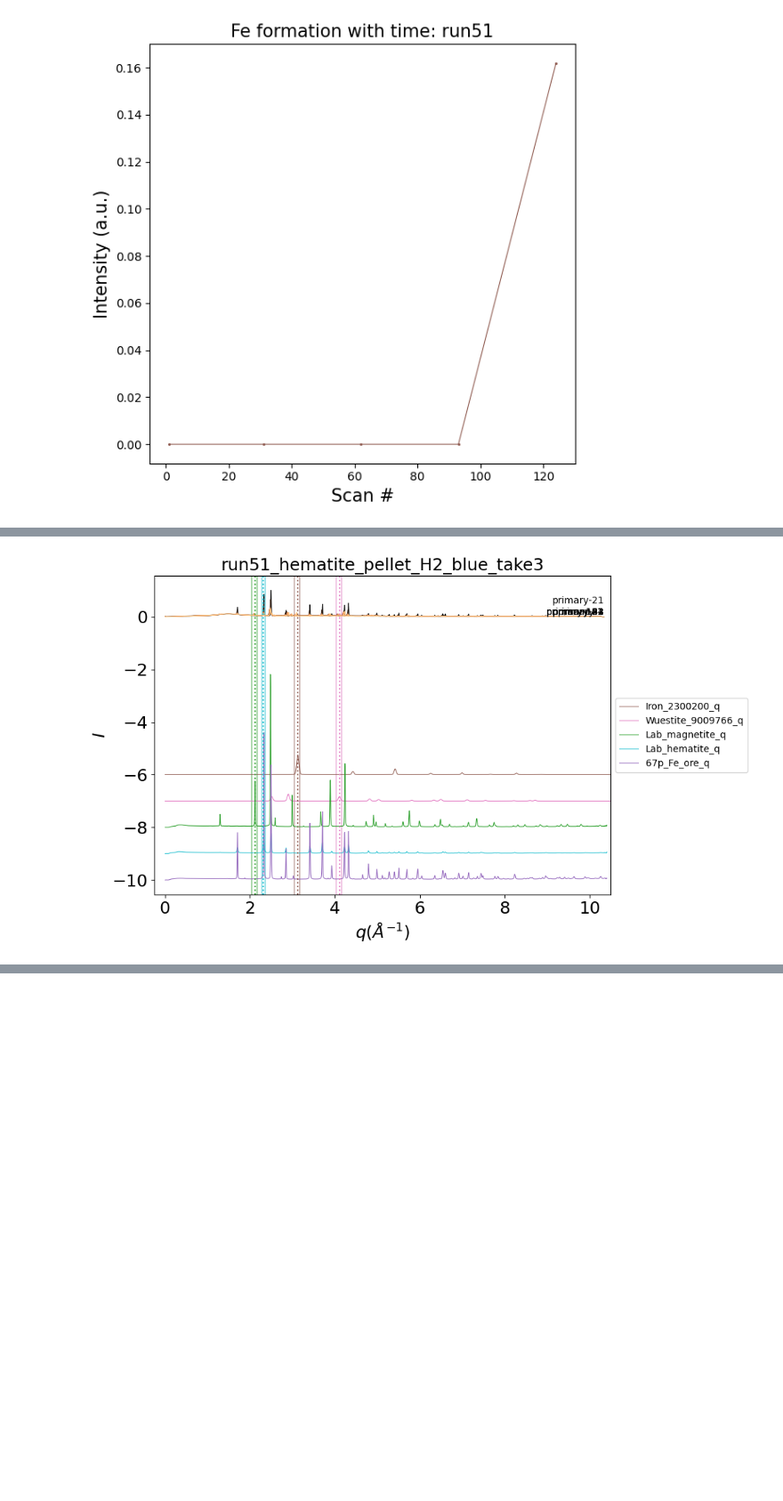
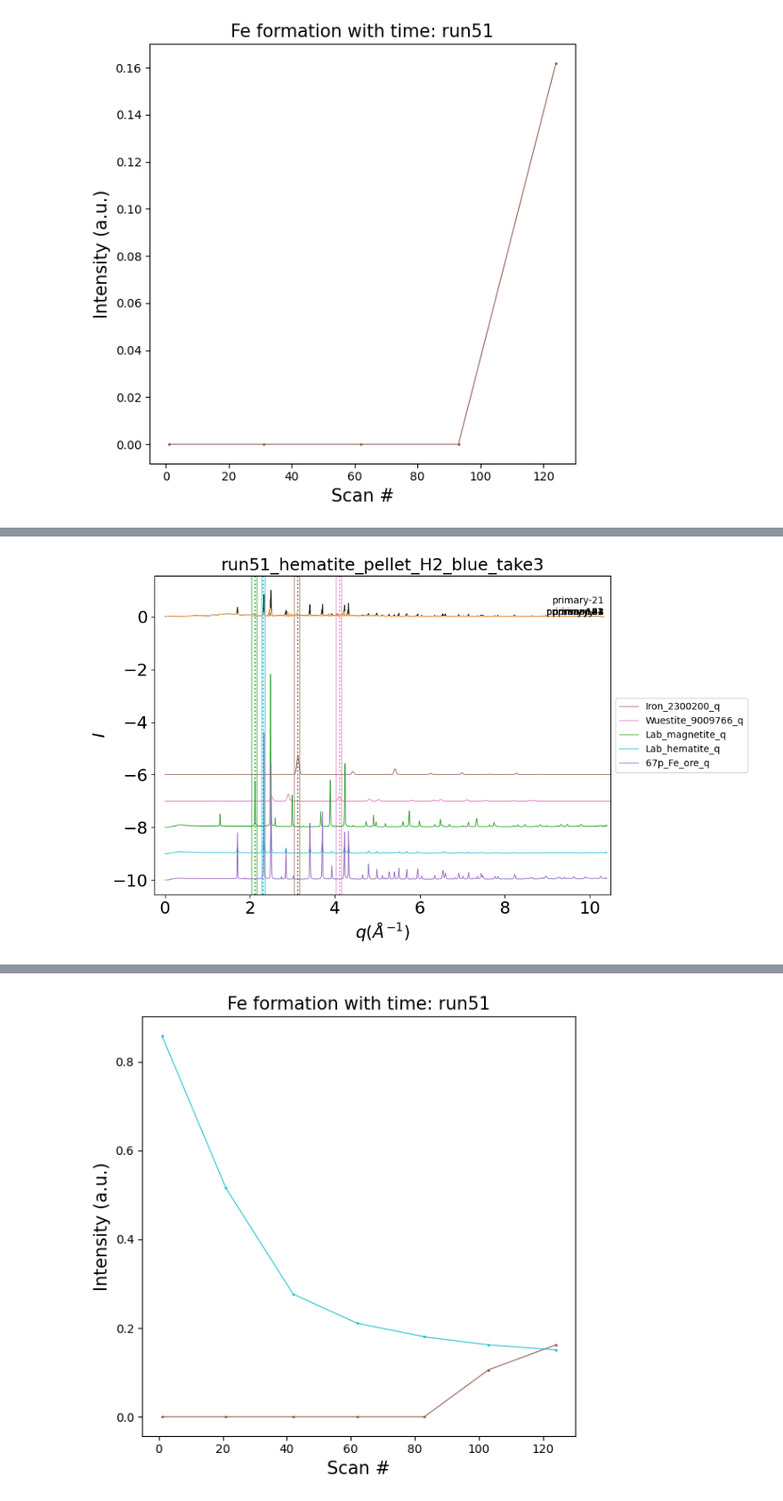
Before and after one commit to lmoghimi/personal-processing, a Jupyter notebook: xrd_phase_analysis_Lauren.ipynb, the cells around one changed output, grey strips where cells are left out. Shown at 89% size. Drawn from its saved outputs; the diff is of its cells as text; code cells hidden in the pictures; blank space fills up the shorter version.

Commit message:
plotting 2 iron and hematite intensities vs scan #!

```diff
--- a/xrd_phase_analysis_Lauren.ipynb
+++ b/xrd_phase_analysis_Lauren.ipynb
@@ -585,54 +585,49 @@ for run in ['run51']:
         I_m = I_treated[I_m_low:I_m_up]
         I_h = I_treated[I_h_low:I_h_up]
 
-        ############for iron#############################
-        peaks, properties = find_peaks(I_fe, prominence_fe)
-        #print(peaks, properties)
-        #print('Index of peak in x that satisfy all given conditions: ', peaks)
-        #print('Peak height: ', properties['peak_heights'])
+        num_phases = ['fe', 'h']
+        for iii in num_phases: #repeat this process for each phase
+          print('iii = ', iii)
+          ############for iron#############################
+          if iii == num_phases[0]: #iron
+            peaks, properties = find_peaks(I_fe, prominence_fe)
+            #print(peaks, properties)
+            #print('Index of peak in x that satisfy all given conditions: ', peaks)
+            #print('Peak height: ', properties['peak_heights'])
 
-        if peaks.size > 0: #i.e. if the list isn't empty --> if a peak was found
-          val1_fe = q[(I_fe_low + peaks)][0] #there should only be one peak identified by find_peaks if the proper range was selected, so selecting the first value of the array should really be the only value
-          val2_fe = I_treated[(I_fe_low + peaks)][0]
-          print('Fe peak is located at q = ', val1_fe, ' with I_treated = ', val2_fe)
-          item = {
-          'Scan#': timestamp_num,
-          'Fe': [val1_fe, val2_fe]
-          }
-          find_peak_outputs.append(item)
+            if peaks.size > 0: #i.e. if the list isn't empty --> if a peak was found
+              val1_fe = q[(I_fe_low + peaks)][0] #there should only be one peak identified by find_peaks if the proper range was selected, so selecting the first value of the array should really be the only value
+              val2_fe = I_treated[(I_fe_low + peaks)][0]
+              print('Fe peak is located at q = ', val1_fe, ' with I_treated = ', val2_fe)
 
-        else:
-          print('List is empty. No peaks found in the specified range')
-          item = {
-          'Scan#': timestamp_num,
-          'Fe': [float('nan'), 0] #, #set intensity equal to zero if no peak is found
-          }
-          find_peak_outputs.append(item)
-        #print('find_peak_outputs = ', find_peak_outputs)
+            else:
+              print('List is empty. No peaks found in the specified range')
+              val1_fe = float('nan')
+              val2_fe = 0 #set intensity equal to zero if no peak is found
 
-        ############for hematite#############################
-        peaks, properties = find_peaks(I_h, prominence_h)
-        #print(peaks, properties)
-        #print('Index of peak in x that satisfy all given conditions: ', peaks)
-        #print('Peak height: ', properties['peak_heights'])
+          ############for hematite#############################
+          if iii == num_phases[1]: #hematite
+            peaks, properties = find_peaks(I_h, prominence_h)
+            #print(peaks, properties)
+            #print('Index of peak in x that satisfy all given conditions: ', peaks)
+            #print('Peak height: ', properties['peak_heights'])
 
-        if peaks.size > 0: #i.e. if the list isn't empty --> if a peak was found
-          val1_h = q[(I_h_low + peaks)][0] #there should only be one peak identified by find_peaks if the proper range was selected, so selecting the first value of the array should really be the only value
-          val2_h = I_treated[(I_h_low + peaks)][0]
-          print('H peak is located at q = ', val1_h, ' with I_treated = ', val2_h)
-          item = {
-          'Scan#': timestamp_num,
-          'H': [val1_h, val2_h]
-          }
-          find_peak_outputs.append(item)
+            if peaks.size > 0: #i.e. if the list isn't empty --> if a peak was found
+              val1_h = q[(I_h_low + peaks)][0] #there should only be one peak identified by find_peaks if the proper range was selected, so selecting the first value of the array should really be the only value
+              val2_h = I_treated[(I_h_low + peaks)][0]
+              print('H peak is located at q = ', val1_h, ' with I_treated = ', val2_h)
 
-        else:
-          print('List is empty. No peaks found in the specified range')
-          item = {
-          'Scan#': timestamp_num,
-          'H': [float('nan'), 0] #, #set intensity equal to zero if no peak is found
-          }
-          find_peak_outputs.append(item)
+            else:
+              print('List is empty. No peaks found in the specified range')
+              val1_h = float('nan')
+              val2_h = 0 #set intensity equal to zero if no peak is found
+
+        #set the values here for this one timestamp
+        item = {'Scan#': timestamp_num,
+                'Fe': [val1_fe, val2_fe],
+                'H': [val1_h, val2_h]
+              }
+        find_peak_outputs.append(item)
         print('find_peak_outputs = ', find_peak_outputs)
 
 
@@ -727,8 +722,10 @@ for run in ['run51']:
 
     thisfs = 15
     fig, axx = plt.subplots(figsize=(6,6), tight_layout=True)
-    axx.scatter(x, y, color = lincol_fe, marker='.', s=5)
-    axx.plot(x, y, linewidth = lw, color = lincol_fe)
+    axx.scatter(x, y_fe, color = lincol_fe, marker='.', s=5)
+    axx.plot(x, y_fe, linewidth = lw, color = lincol_fe)
+    axx.scatter(x, y_h, color = lincol_h, marker='.', s=5)
+    axx.plot(x, y_h, linewidth = lw, color = lincol_h)
     axx.set_xlabel('Scan #', fontsize=thisfs)
     axx.set_ylabel('Intensity (a.u.)', fontsize=thisfs)
     plottit = 'Fe formation with time: ' + expname.split('_')[0]
@@ -757,0 +757 @@ KeyError: 'H'
+[figure, added]
```
Also changed, not shown: parts of 1 cell of this notebook.
